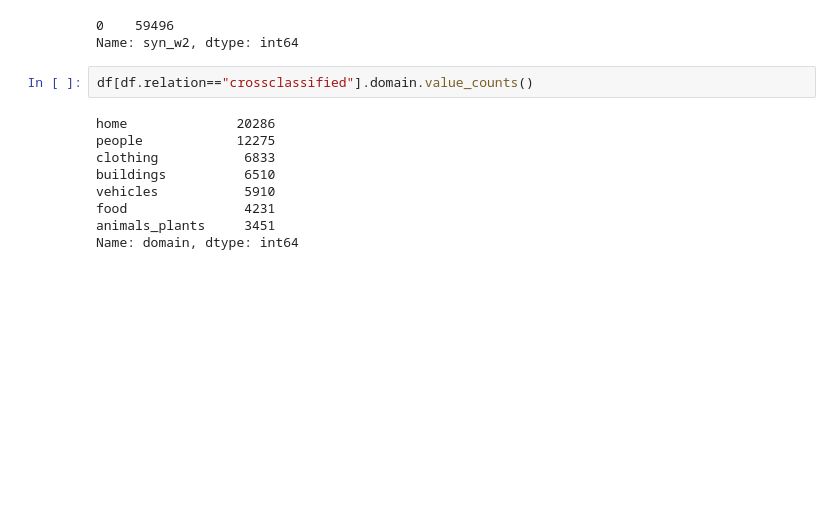
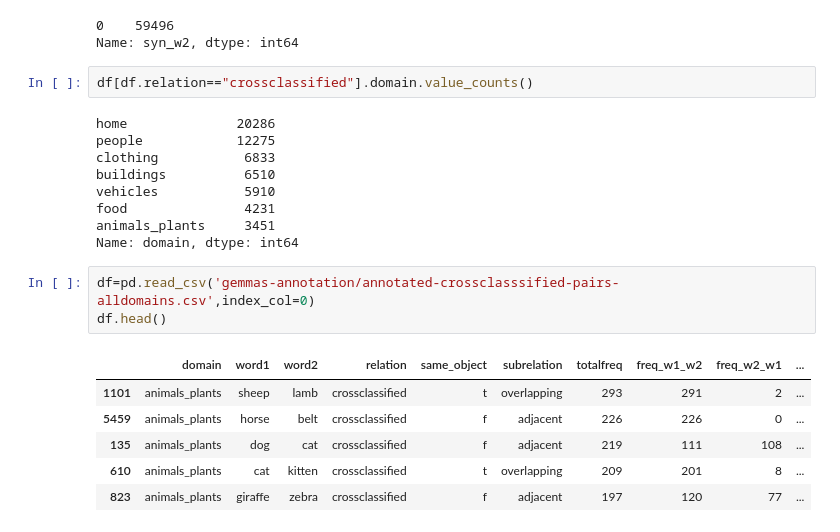
Before and after one commit to sinazarriess/many_names_collection, a Jupyter notebook: analysis/explore.ipynb, the cells around one changed output. Cells and saved outputs as stored; diff of their text form; blank space fills up the shorter version.

```diff
--- a/analysis/explore.ipynb
+++ b/analysis/explore.ipynb
@@ -116,3 +124,13 @@ vehicles           5910
 food               4231
 animals_plants     3451
 Name: domain, dtype: int64
+# %%
+df=pd.read_csv('gemmas-annotation/annotated-crossclasssified-pairs-alldomains.csv',index_col=0)
+df.head()
+# %% [output]
+|  | domain | word1 | word2 | relation | same_object | subrelation | totalfreq | freq_w1_w2 | freq_w2_w1 | ... |
+| 1101 | animals_plants | sheep | lamb | crossclassified | t | overlapping | 293 | 291 | 2 | ... |
+| 5459 | animals_plants | horse | belt | crossclassified | f | adjacent | 226 | 226 | 0 | ... |
+| 135 | animals_plants | dog | cat | crossclassified | f | adjacent | 219 | 111 | 108 | ... |
+| 610 | animals_plants | cat | kitten | crossclassified | t | overlapping | 209 | 201 | 8 | ... |
+| 823 | animals_plants | giraffe | zebra | crossclassified | f | adjacent | 197 | 120 | 77 | ... |
```
Also changed, not shown: parts of 5 cells of this notebook, 32 other files.
